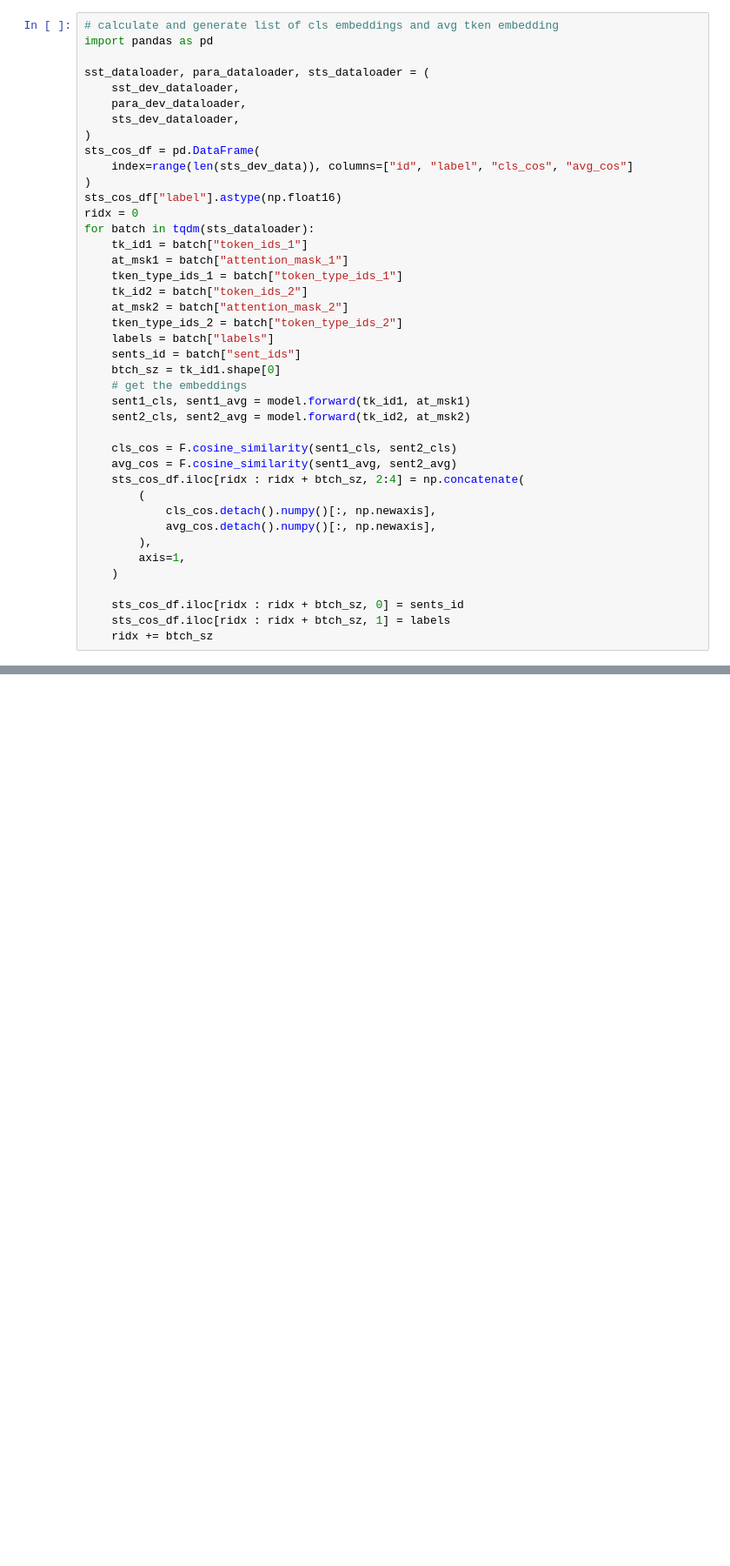
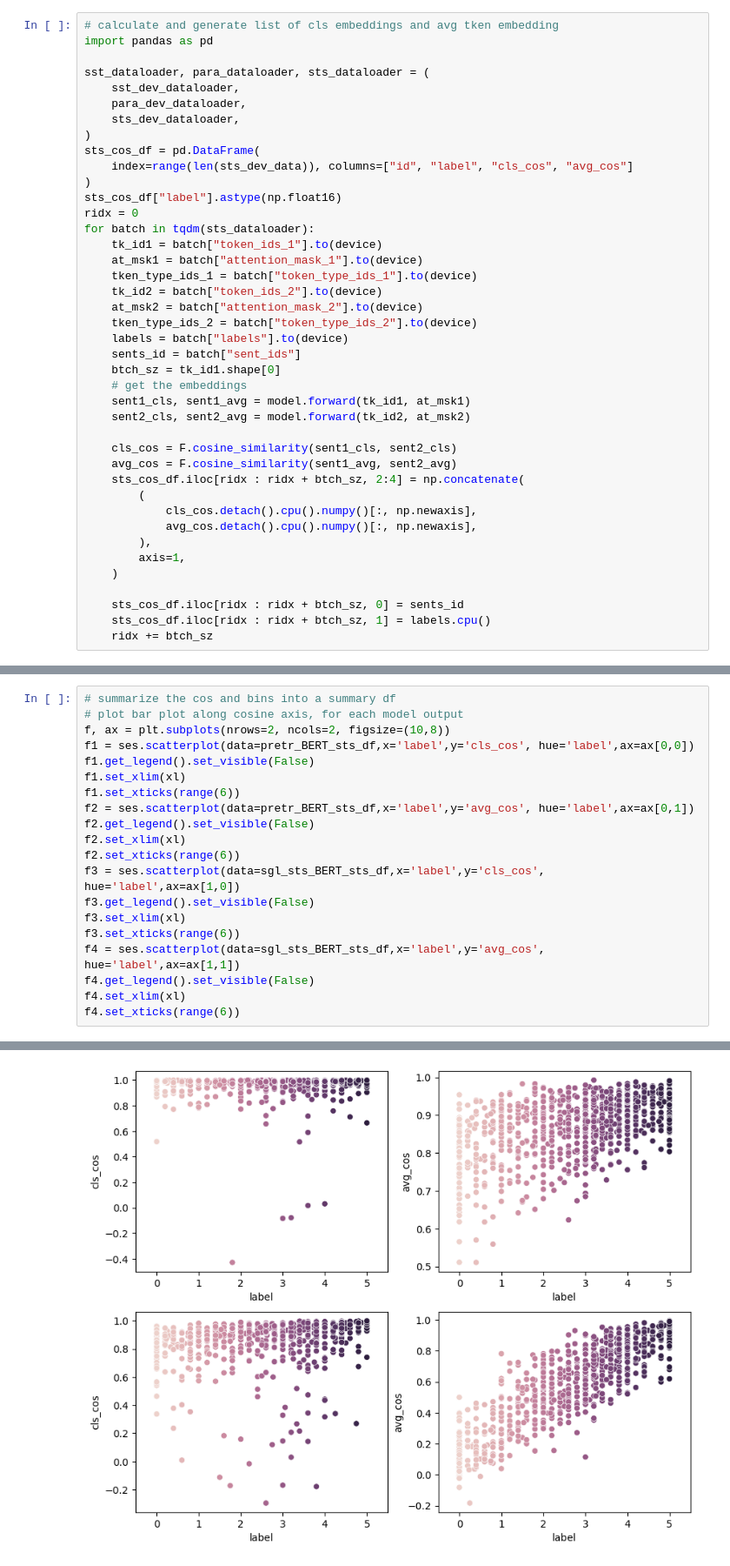
Before and after one commit to hsingchien/CS224N_FP, a Jupyter notebook: analysis_script.ipynb, the cells around one changed output, grey strips where cells are left out. Shown: that part at 87% size. Cells and saved outputs as stored; diff of their text form; blank space fills up the shorter version.

```diff
--- a/analysis_script.ipynb
+++ b/analysis_script.ipynb
@@ -140,13 +141,13 @@ sts_cos_df = pd.DataFrame(
 sts_cos_df["label"].astype(np.float16)
 ridx = 0
 for batch in tqdm(sts_dataloader):
-    tk_id1 = batch["token_ids_1"]
-    at_msk1 = batch["attention_mask_1"]
-    tken_type_ids_1 = batch["token_type_ids_1"]
-    tk_id2 = batch["token_ids_2"]
-    at_msk2 = batch["attention_mask_2"]
-    tken_type_ids_2 = batch["token_type_ids_2"]
-    labels = batch["labels"]
+    tk_id1 = batch["token_ids_1"].to(device)
+    at_msk1 = batch["attention_mask_1"].to(device)
+    tken_type_ids_1 = batch["token_type_ids_1"].to(device)
+    tk_id2 = batch["token_ids_2"].to(device)
+    at_msk2 = batch["attention_mask_2"].to(device)
+    tken_type_ids_2 = batch["token_type_ids_2"].to(device)
+    labels = batch["labels"].to(device)
     sents_id = batch["sent_ids"]
     btch_sz = tk_id1.shape[0]
     # get the embeddings
@@ -157,12 +158,12 @@ for batch in tqdm(sts_dataloader):
     avg_cos = F.cosine_similarity(sent1_avg, sent2_avg)
     sts_cos_df.iloc[ridx : ridx + btch_sz, 2:4] = np.concatenate(
         (
-            cls_cos.detach().numpy()[:, np.newaxis],
-            avg_cos.detach().numpy()[:, np.newaxis],
+            cls_cos.detach().cpu().numpy()[:, np.newaxis],
+            avg_cos.detach().cpu().numpy()[:, np.newaxis],
         ),
         axis=1,
     )
 
     sts_cos_df.iloc[ridx : ridx + btch_sz, 0] = sents_id
-    sts_cos_df.iloc[ridx : ridx + btch_sz, 1] = labels
+    sts_cos_df.iloc[ridx : ridx + btch_sz, 1] = labels.cpu()
     ridx += btch_sz
@@ -178,0 +209,21 @@ ses.histplot(sts_cos_df["avg_cos"] * 5, bins=25, color="tab:blue")
+# %%
+# summarize the cos and bins into a summary df
+# plot bar plot along cosine axis, for each model output
+f, ax = plt.subplots(nrows=2, ncols=2, figsize=(10,8))
+f1 = ses.scatterplot(data=pretr_BERT_sts_df,x='label',y='cls_cos', hue='label',ax=ax[0,0])
+f1.get_legend().set_visible(False)
+f1.set_xlim(xl)
+f1.set_xticks(range(6))
+f2 = ses.scatterplot(data=pretr_BERT_sts_df,x='label',y='avg_cos', hue='label',ax=ax[0,1])
+f2.get_legend().set_visible(False)
+f2.set_xlim(xl)
+f2.set_xticks(range(6))
+f3 = ses.scatterplot(data=sgl_sts_BERT_sts_df,x='label',y='cls_cos', hue='label',ax=ax[1,0])
+f3.get_legend().set_visible(False)
+f3.set_xlim(xl)
+f3.set_xticks(range(6))
+f4 = ses.scatterplot(data=sgl_sts_BERT_sts_df,x='label',y='avg_cos', hue='label',ax=ax[1,1])
+f4.get_legend().set_visible(False)
+f4.set_xlim(xl)
+f4.set_xticks(range(6))
+# %% [output]
@@ -178,0 +236 @@ ses.histplot(sts_cos_df["avg_cos"] * 5, bins=25, color="tab:blue")
+[figure, added]
```
Also changed, not shown: parts of 6 cells of this notebook, 10 other files.
